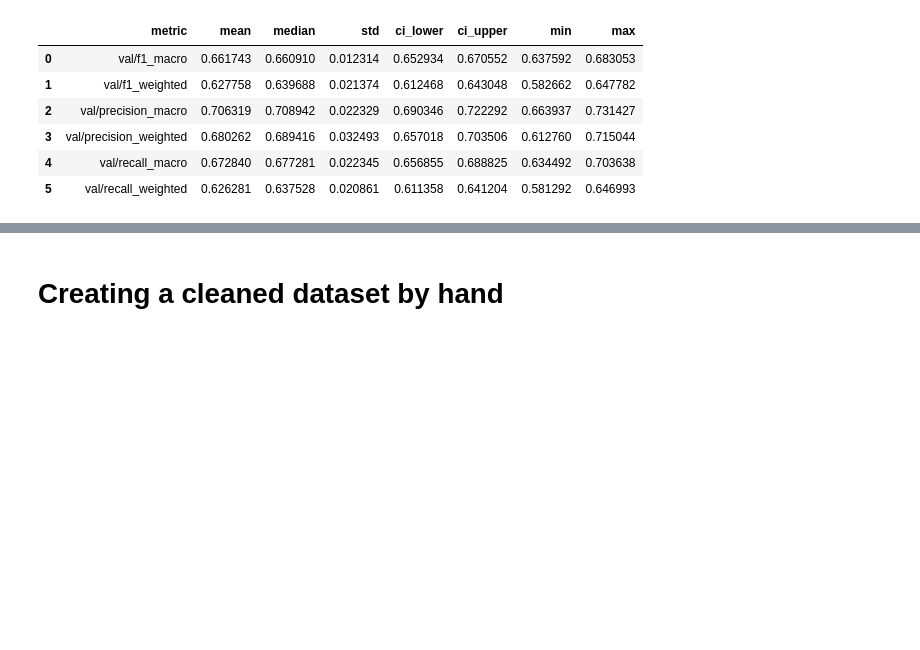
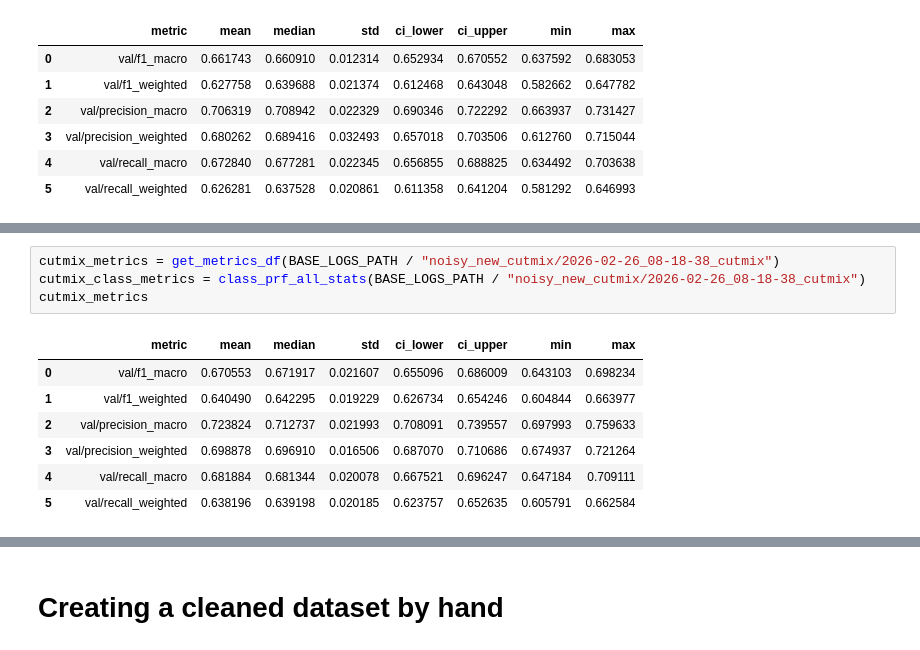
Before and after one commit to LukasBenner/NoisyLabelDefectDetection, a Jupyter notebook: notebooks/plots.ipynb, the cells around one changed output, grey strips where cells are left out. Drawn from its saved outputs; the diff is of its cells as text; blank space fills up the shorter version.

```diff
--- a/notebooks/plots.ipynb
+++ b/notebooks/plots.ipynb
@@ -373,0 +386,12 @@ nce_rce_metrics
+# %%
+cutmix_metrics = get_metrics_df(BASE_LOGS_PATH / "noisy_new_cutmix/2026-02-26_08-18-38_cutmix")
+cutmix_class_metrics = class_prf_all_stats(BASE_LOGS_PATH / "noisy_new_cutmix/2026-02-26_08-18-38_cutmix")
+cutmix_metrics
+# %% [output]
+|  | metric | mean | median | std | ci_lower | ci_upper | min | max |
+| 0 | val/f1_macro | 0.670553 | 0.671917 | 0.021607 | 0.655096 | 0.686009 | 0.643103 | 0.698234 |
+| 1 | val/f1_weighted | 0.640490 | 0.642295 | 0.019229 | 0.626734 | 0.654246 | 0.604844 | 0.663977 |
+| 2 | val/precision_macro | 0.723824 | 0.712737 | 0.021993 | 0.708091 | 0.739557 | 0.697993 | 0.759633 |
+| 3 | val/precision_weighted | 0.698878 | 0.696910 | 0.016506 | 0.687070 | 0.710686 | 0.674937 | 0.721264 |
+| 4 | val/recall_macro | 0.681884 | 0.681344 | 0.020078 | 0.667521 | 0.696247 | 0.647184 | 0.709111 |
+| 5 | val/recall_weighted | 0.638196 | 0.639198 | 0.020185 | 0.623757 | 0.652635 | 0.605791 | 0.662584 |
```
Also changed, not shown: parts of 2 cells of this notebook, 13 other files.
